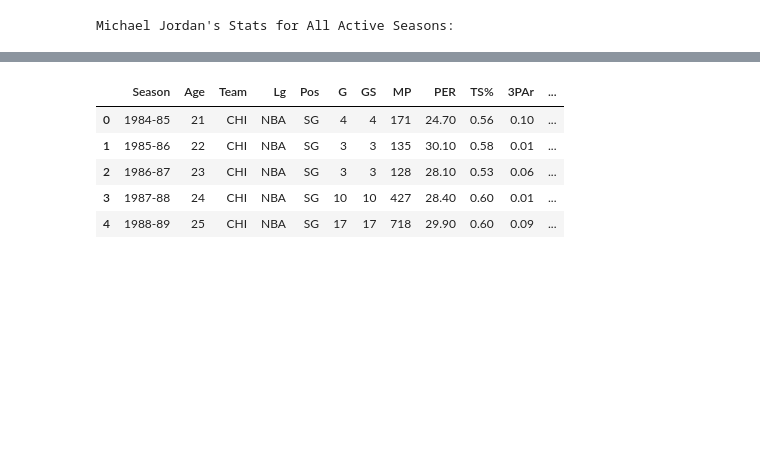
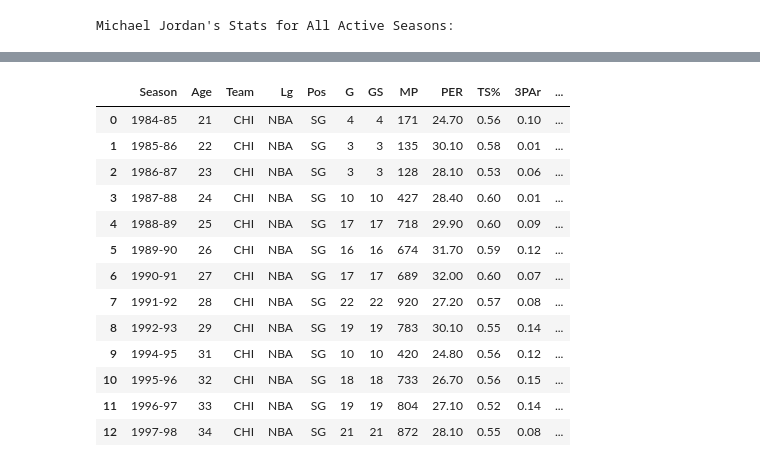
Before and after one commit to ngcarvajall/Proyecto5-GOAT_MJ_LJ, a Jupyter notebook: API_NBA_Stats.ipynb, the cells around one changed output, grey strips where cells are left out. Drawn from its saved outputs; the diff is of its cells as text; code cells hidden in the pictures; blank space fills up the shorter version.

```diff
--- a/API_NBA_Stats.ipynb
+++ b/API_NBA_Stats.ipynb
@@ -195,11 +195,19 @@ Name: 2, dtype: object
 # %%
 df_playoffs_jordan = pd.read_csv("C:\\Users\\DELL\\Downloads\\jordan_stats.csv")
 # %%
-df_playoffs_jordan.head()
+df_playoffs_jordan
 # %% [output]
 |  | Season | Age | Team | Lg | Pos | G | GS | MP | PER | TS% | 3PAr | ... |
 | 0 | 1984-85 | 21 | CHI | NBA | SG | 4 | 4 | 171 | 24.70 | 0.56 | 0.10 | ... |
 | 1 | 1985-86 | 22 | CHI | NBA | SG | 3 | 3 | 135 | 30.10 | 0.58 | 0.01 | ... |
 | 2 | 1986-87 | 23 | CHI | NBA | SG | 3 | 3 | 128 | 28.10 | 0.53 | 0.06 | ... |
 | 3 | 1987-88 | 24 | CHI | NBA | SG | 10 | 10 | 427 | 28.40 | 0.60 | 0.01 | ... |
 | 4 | 1988-89 | 25 | CHI | NBA | SG | 17 | 17 | 718 | 29.90 | 0.60 | 0.09 | ... |
+| 5 | 1989-90 | 26 | CHI | NBA | SG | 16 | 16 | 674 | 31.70 | 0.59 | 0.12 | ... |
+| 6 | 1990-91 | 27 | CHI | NBA | SG | 17 | 17 | 689 | 32.00 | 0.60 | 0.07 | ... |
+| 7 | 1991-92 | 28 | CHI | NBA | SG | 22 | 22 | 920 | 27.20 | 0.57 | 0.08 | ... |
+| 8 | 1992-93 | 29 | CHI | NBA | SG | 19 | 19 | 783 | 30.10 | 0.55 | 0.14 | ... |
+| 9 | 1994-95 | 31 | CHI | NBA | SG | 10 | 10 | 420 | 24.80 | 0.56 | 0.12 | ... |
+| 10 | 1995-96 | 32 | CHI | NBA | SG | 18 | 18 | 733 | 26.70 | 0.56 | 0.15 | ... |
+| 11 | 1996-97 | 33 | CHI | NBA | SG | 19 | 19 | 804 | 27.10 | 0.52 | 0.14 | ... |
+| 12 | 1997-98 | 34 | CHI | NBA | SG | 21 | 21 | 872 | 28.10 | 0.55 | 0.08 | ... |
```
Also changed, not shown: 2 other files.
